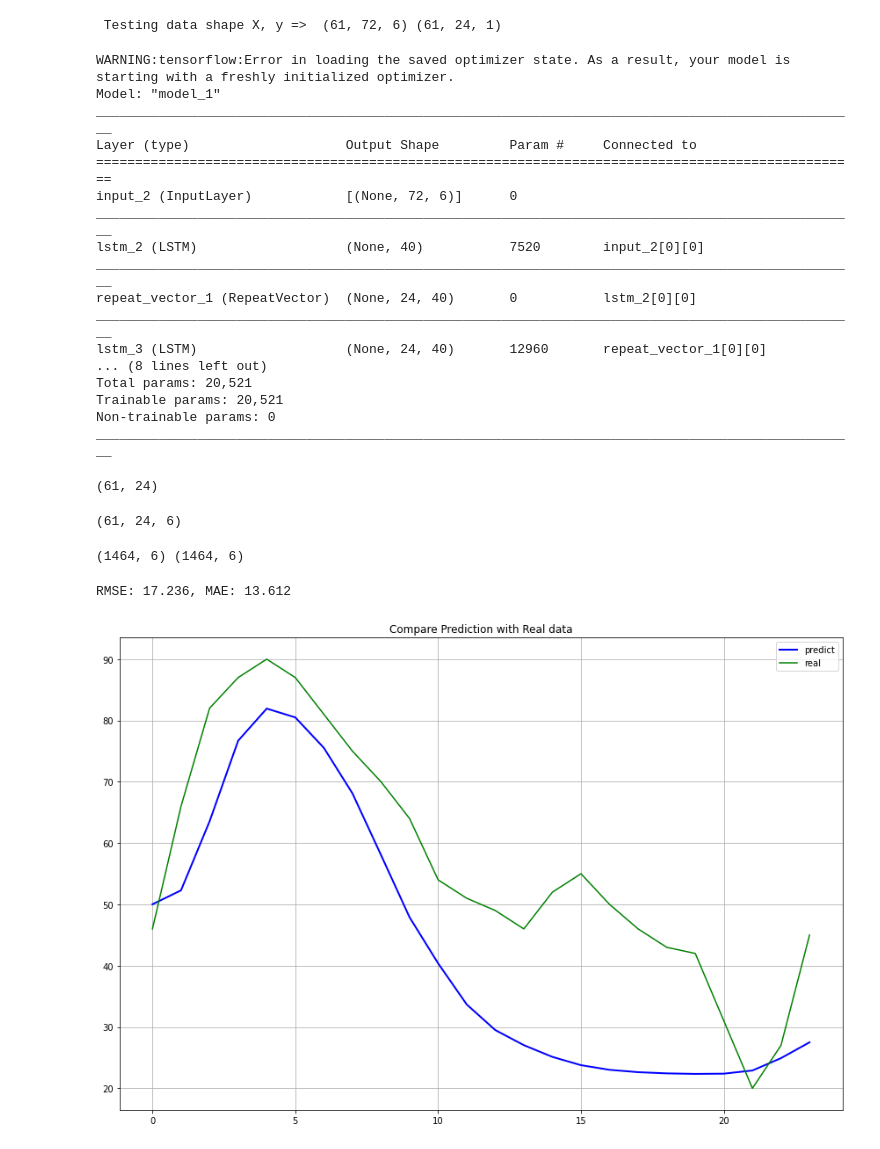
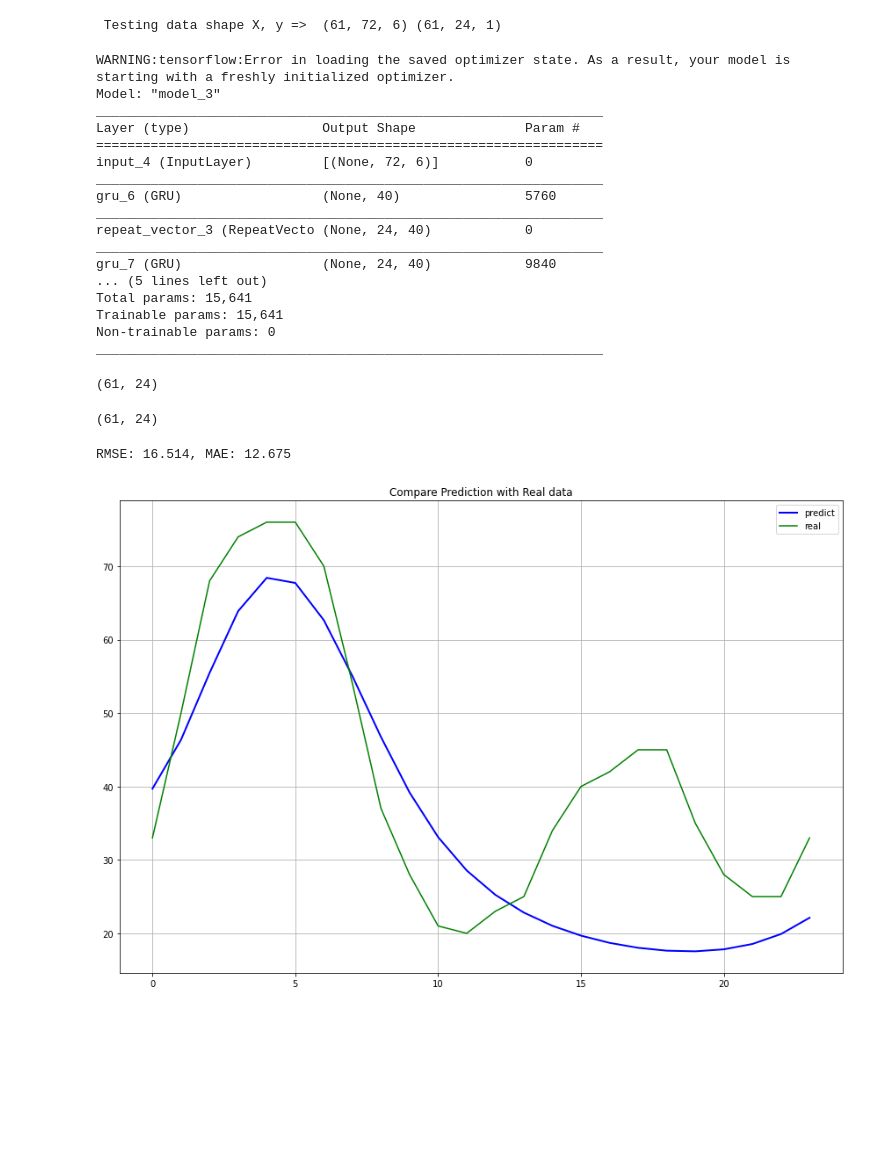
Before and after one commit to xiaopc/air_quality, a Jupyter notebook: fit_hour.ipynb, the cells around one changed output. Saved outputs shown, nothing was run; the diff lists cells and outputs as text; code cells hidden in the pictures; blank space fills up the shorter version.

```diff
--- a/fit_hour.ipynb
+++ b/fit_hour.ipynb
@@ -62,8 +87,5 @@ scaler = MinMaxScaler(feature_range=(0, 1))
 # %%
-# scale, convert, filter
-values = dataset.values.astype('float32')
-scaled = scaler.fit_transform(values) # num item normalize
-
+# convert, filter
 hours_back = 3 * 24
 hours_ahead = 24
 reframed = series_to_supervised(scaled, hours_back, hours_ahead, index=dataset.index)
@@ -78,7 +100,7 @@ filter_col = filter(lambda col : '-' not in col and 'var5' not in col, reframed.
 reframed_filtered = reframed.drop(list(filter_col), axis=1, inplace=False)
 
 print(reframed.shape)
-print(reframed.head())
+# print(reframed.head())
 # print(reframed_filtered.head(2))
 # %% [output]
 (61, 576)
@@ -122,26 +123,26 @@ print(" Testing data shape X, y => ", test_X.shape, test_y.shape)
 # load model
 from tensorflow.keras.models import load_model
 
-model = load_model('records/19_model.h5')
+model = load_model('records/30_model.h5')
 model.summary()
 # %% [output]
 WARNING:tensorflow:Error in loading the saved optimizer state. As a result, your model is starting with a freshly initialized optimizer.
-Model: "model_1"
-__________________________________________________________________________________________________
-Layer (type)                    Output Shape         Param #     Connected to
-==================================================================================================
-input_2 (InputLayer)            [(None, 72, 6)]      0
-__________________________________________________________________________________________________
-lstm_2 (LSTM)                   (None, 40)           7520        input_2[0][0]
-__________________________________________________________________________________________________
-repeat_vector_1 (RepeatVector)  (None, 24, 40)       0           lstm_2[0][0]
-__________________________________________________________________________________________________
-lstm_3 (LSTM)                   (None, 24, 40)       12960       repeat_vector_1[0][0]
-... (8 lines left out)
-Total params: 20,521
-Trainable params: 20,521
+Model: "model_3"
+_________________________________________________________________
+Layer (type)                 Output Shape              Param #
+=================================================================
+input_4 (InputLayer)         [(None, 72, 6)]           0
+_________________________________________________________________
+gru_6 (GRU)                  (None, 40)                5760
+_________________________________________________________________
+repeat_vector_3 (RepeatVecto (None, 24, 40)            0
+_________________________________________________________________
+gru_7 (GRU)                  (None, 24, 40)            9840
+... (5 lines left out)
+Total params: 15,641
+Trainable params: 15,641
 Non-trainable params: 0
-__________________________________________________________________________________________________
+_________________________________________________________________
 # %%
 # make a prediction
 test_uf_X = test_unfiltered[:, hours_ahead * input_features:]
@@ -153,11 +154,9 @@ print(yhat.shape)
 # %% [output]
 (61, 24)
 # %%
-# reshape unfiltered test data
+# real y
 y_all_features = test_unfiltered[:, -hours_ahead * input_features:].reshape((test_unfiltered.shape[0], hours_ahead, input_features))
-# replace unfiltered data with yhat
-y_all_features_replace = y_all_features.copy()
-y_all_features_replace[:, :, 4] = yhat
-print(y_all_features_replace.shape)
+y_o3 = y_all_features[:, :, 4]
+print(y_o3.shape)
 # %% [output]
-(61, 24, 6)
+(61, 24)
@@ -170,7 +162,0 @@ print(y_all_features_replace)
-# %%
-# un-scale to original
-inv_y = scaler.inverse_transform(y_all_features.reshape((-1, y_all_features.shape[2])))
-inv_yhat = scaler.inverse_transform(y_all_features_replace.reshape((-1, y_all_features_replace.shape[2])))
-print(inv_y.shape, inv_yhat.shape)
-# %% [output]
-(1464, 6) (1464, 6)
@@ -181,32 +163,36 @@ print(inv_yhat[:, 4])
+# %%
+inv_y = scaler.inverse(pd.DataFrame(y_o3.reshape(-1, 1), columns=['o3']))
+inv_yhat = scaler.inverse(pd.DataFrame(yhat.reshape(-1, 1), columns=['o3']))
 # %%
 # calc rmse
 from math import sqrt
 from sklearn import metrics
 from sklearn.metrics import mean_squared_error, mean_absolute_error
-rmse = mean_squared_error(inv_y[:, 4], inv_yhat[:, 4], squared=False)
-mae = mean_absolute_error(inv_y[:, 4], inv_yhat[:, 4])
+
+rmse = mean_squared_error(inv_y['o3'], inv_yhat['o3'], squared=False)
+mae = mean_absolute_error(inv_y['o3'], inv_yhat['o3'])
 label = 'RMSE: %.3f, MAE: %.3f' % (rmse, mae)
 print(label)
 # %% [output]
-RMSE: 17.236, MAE: 13.612
+RMSE: 16.514, MAE: 12.675
 # %%
 # draw plot
 from matplotlib import pyplot
 %matplotlib inline
 
-offset_hours = 9
-yhat_offset = inv_yhat[offset_hours * 24 : offset_hours * 24 + 24, 4]
-y_offset = inv_y[offset_hours * 24 : offset_hours * 24 + 24, 4]
+offset_hours = 8
+yhat_offset = inv_yhat[offset_hours * 24 : offset_hours * 24 + 24]
+y_offset = inv_y[offset_hours * 24 : offset_hours * 24 + 24]
 
 fig = pyplot.figure(figsize=(12, 8))
 axes = fig.add_subplot(1, 1, 1)
 period = 240
 line1, = axes.plot(range(len(yhat_offset)), yhat_offset, 'b', label = 'predict', linewidth=2)
 line2, = axes.plot(range(len(y_offset)), y_offset, 'g', label = 'real')
 axes.grid()
 fig.tight_layout()
 pyplot.legend(handles = [line1, line2])
 pyplot.title('Compare Prediction with Real data')
 pyplot.show()
 # %% [output]
-[figure, old version]
+[figure, new version]
```
Also changed, not shown: parts of 7 cells of this notebook, 27 other files.
